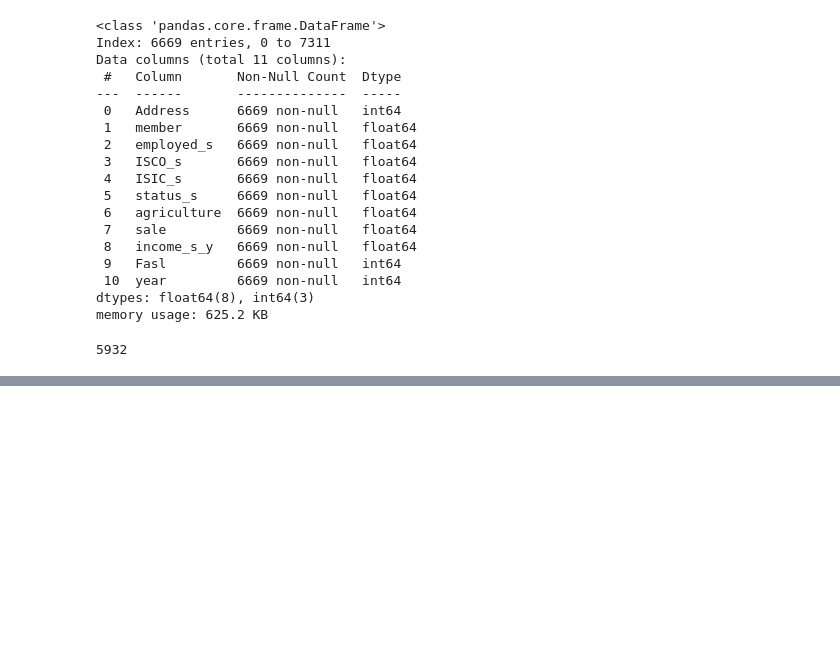
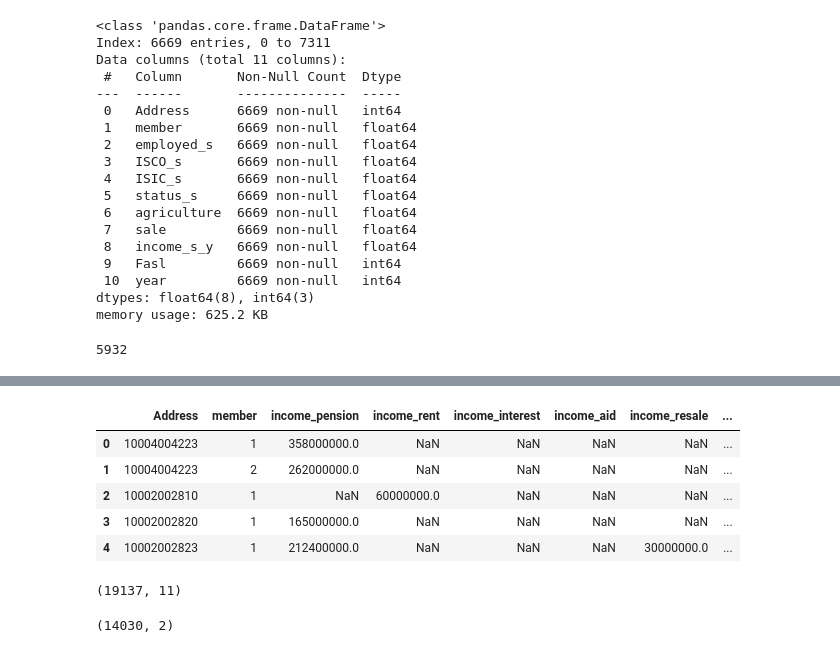
Before and after one commit to AmirmahdiGolahmar/Iranian_HEIS, a Jupyter notebook: data/Preprocessing.ipynb, the cells around one changed output, grey strips where cells are left out. Drawn from its saved outputs; the diff is of its cells as text; code cells hidden in the pictures; blank space fills up the shorter version.

```diff
--- a/data/Preprocessing.ipynb
+++ b/data/Preprocessing.ipynb
@@ -853,0 +943,27 @@ len(U98_P4S02_family_netincome)
+# %%
+U98_P4S03_family_netincome['total_income'] = (
+    U98_P4S03_family_netincome['income_pension'].fillna(0) +
+    U98_P4S03_family_netincome['income_rent'].fillna(0) +
+    U98_P4S03_family_netincome['income_interest'].fillna(0) +
+    U98_P4S03_family_netincome['income_aid'].fillna(0) +
+    U98_P4S03_family_netincome['income_resale'].fillna(0) +
+    U98_P4S03_family_netincome['income_transfer'].fillna(0)
+)
+U98_P4S03_family_netincome.head()
+# %% [output]
+|  | Address | member | income_pension | income_rent | income_interest | income_aid | income_resale | ... |
+| 0 | 10004004223 | 1 | 358000000.0 | NaN | NaN | NaN | NaN | ... |
+| 1 | 10004004223 | 2 | 262000000.0 | NaN | NaN | NaN | NaN | ... |
+| 2 | 10002002810 | 1 | NaN | 60000000.0 | NaN | NaN | NaN | ... |
+| 3 | 10002002820 | 1 | 165000000.0 | NaN | NaN | NaN | NaN | ... |
+| 4 | 10002002823 | 1 | 212400000.0 | NaN | NaN | NaN | 30000000.0 | ... |
+# %%
+U98_P4S03_family_netincome.shape
+# %% [output]
+(19137, 11)
+# %%
+U98_P4S03_family_netincome = U98_P4S03_family_netincome[['Address', 'total_income']]
+U98_P4S03_family_netincome = U98_P4S03_family_netincome.groupby('Address')['total_income'].sum().reset_index()
+U98_P4S03_family_netincome.shape
+# %% [output]
+(14030, 2)
```
Also changed, not shown: parts of 22 cells of this notebook.
